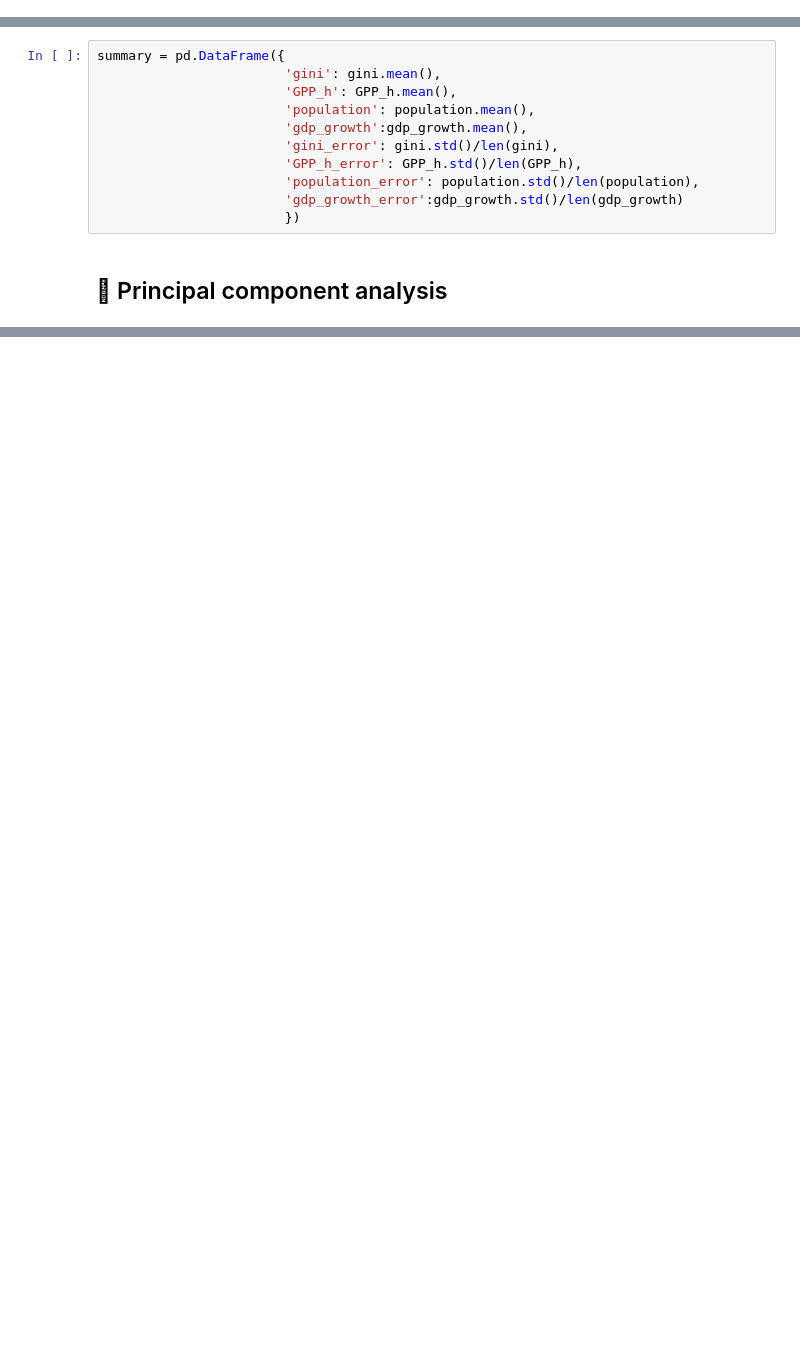
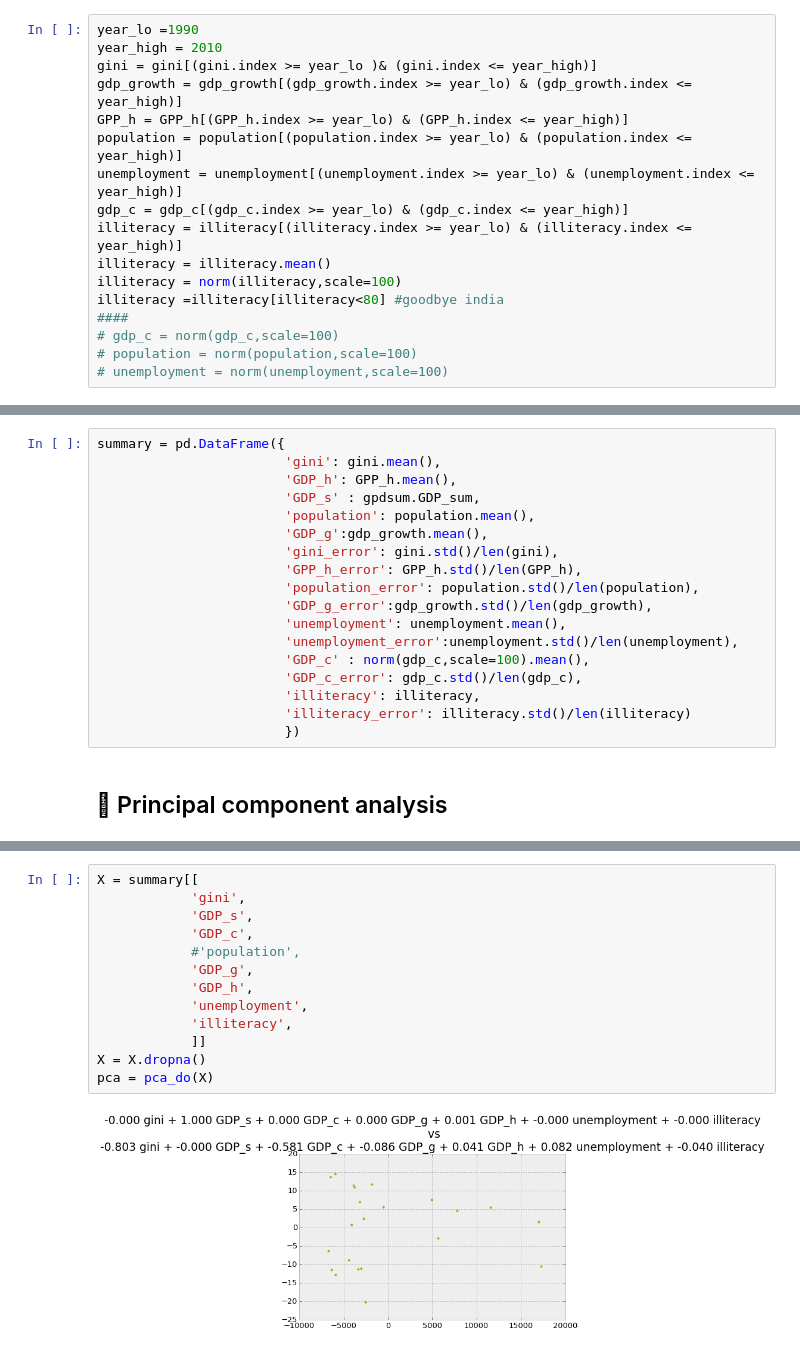
Before and after one commit to giulioungaretti/stats2013, a Jupyter notebook: Project2/DATA_loading.ipynb, the cells around one changed output, grey strips where cells are left out. Cells and saved outputs as stored; diff of their text form; blank space fills up the shorter version.

```diff
--- a/Project2/DATA_loading.ipynb
+++ b/Project2/DATA_loading.ipynb
@@ -38,14 +127,38 @@ population = population[(population.index >= 1990) & (population.index <= 2010)]
+# %%
+year_lo =1990
+year_high = 2010
+gini = gini[(gini.index >= year_lo )& (gini.index <= year_high)]
+gdp_growth = gdp_growth[(gdp_growth.index >= year_lo) & (gdp_growth.index <= year_high)]
+GPP_h = GPP_h[(GPP_h.index >= year_lo) & (GPP_h.index <= year_high)]
+population = population[(population.index >= year_lo) & (population.index <= year_high)]
+unemployment = unemployment[(unemployment.index >= year_lo) & (unemployment.index <= year_high)]
+gdp_c = gdp_c[(gdp_c.index >= year_lo) & (gdp_c.index <= year_high)]
+illiteracy = illiteracy[(illiteracy.index >= year_lo) & (illiteracy.index <= year_high)]
+illiteracy = illiteracy.mean()
+illiteracy = norm(illiteracy,scale=100)
+illiteracy =illiteracy[illiteracy<80] #goodbye india
+####
+# gdp_c = norm(gdp_c,scale=100)
+# population = norm(population,scale=100)
+# unemployment = norm(unemployment,scale=100)
 # %% [markdown]
 Take average
 # %%
 summary = pd.DataFrame({
                         'gini': gini.mean(),
-                        'GPP_h': GPP_h.mean(),
+                        'GDP_h': GPP_h.mean(),
+                        'GDP_s' : gpdsum.GDP_sum,
                         'population': population.mean(),
-                        'gdp_growth':gdp_growth.mean(),
+                        'GDP_g':gdp_growth.mean(),
                         'gini_error': gini.std()/len(gini),
                         'GPP_h_error': GPP_h.std()/len(GPP_h),
                         'population_error': population.std()/len(population),
-                        'gdp_growth_error':gdp_growth.std()/len(gdp_growth)
+                        'GDP_g_error':gdp_growth.std()/len(gdp_growth),
+                        'unemployment': unemployment.mean(),
+                        'unemployment_error':unemployment.std()/len(unemployment),
+                        'GDP_c' : norm(gdp_c,scale=100).mean(),
+                        'GDP_c_error': gdp_c.std()/len(gdp_c),
+                        'illiteracy': illiteracy,
+                        'illiteracy_error': illiteracy.std()/len(illiteracy)
                         })
 # %% [markdown]
@@ -119,0 +166,15 @@ for label, x, y   in zip(B.index, B.gini, B.gdp_growth):
+# %%
+X = summary[[
+            'gini',
+            'GDP_s',
+            'GDP_c',
+            #'population',
+            'GDP_g',
+            'GDP_h',
+            'unemployment',
+            'illiteracy',
+            ]]
+X = X.dropna()
+pca = pca_do(X)
+# %% [output]
+[figure, added]
```
Also changed, not shown: parts of 11 cells of this notebook, 3 other files.
